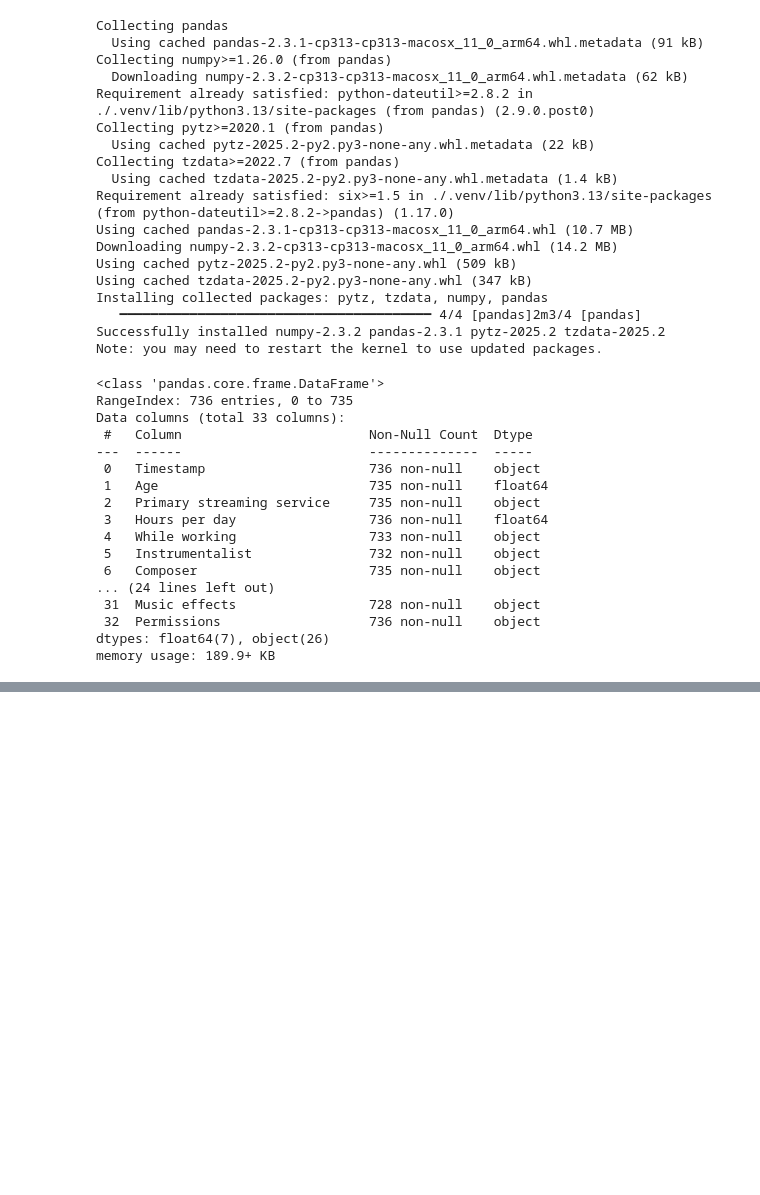
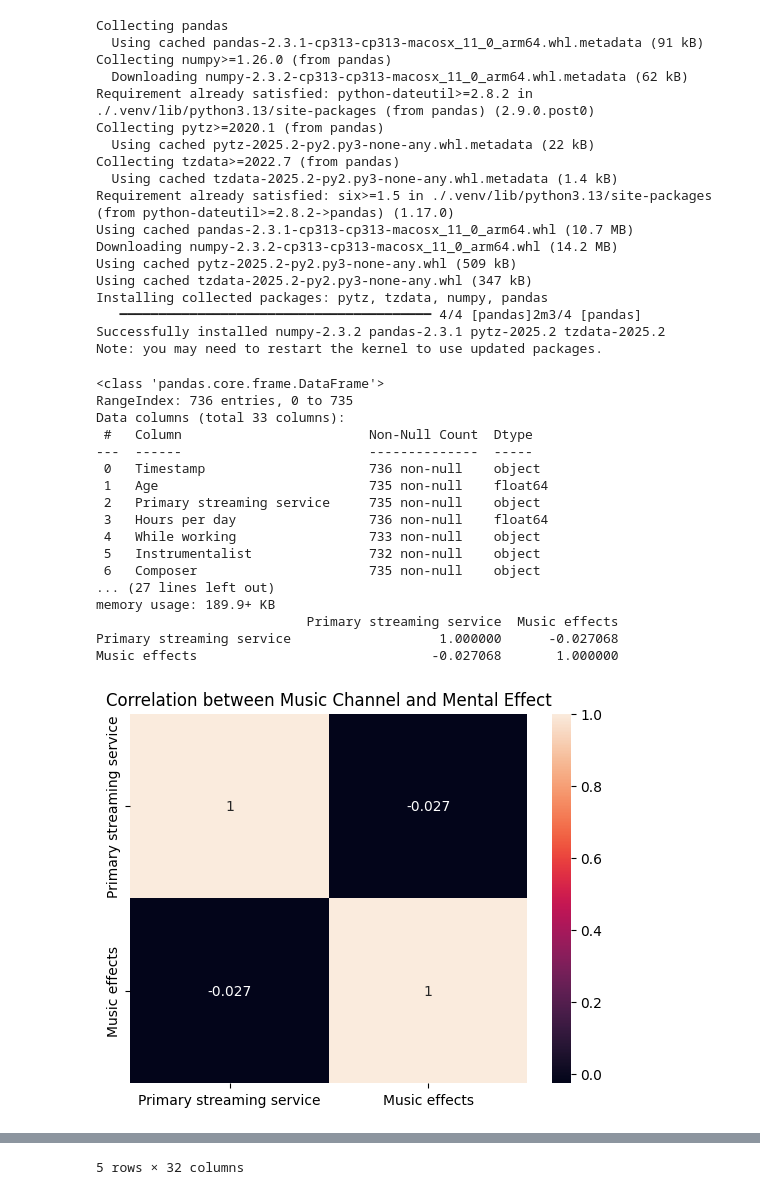
Before and after one commit to annwong0/eda_project, a Jupyter notebook: Untitled0.ipynb, the cells around one changed output, grey strips where cells are left out. Saved outputs shown, nothing was run; the diff lists cells and outputs as text; code cells hidden in the pictures; blank space fills up the shorter version.

Commit message:
(boris) add musicChannel function

```diff
--- a/Untitled0.ipynb
+++ b/Untitled0.ipynb
@@ -25,24 +28,48 @@ import pandas as pd
 import ssl
 ssl._create_default_https_context = ssl._create_unverified_context
+# %%
+
+# EDA: check the correlation of "Primary streaming service" (i.e. music channel) and "Music effects" (i.e. mental health status)
+# if the correlation is weak, will drop the column
+def musicChannel(df):
+
+    df['Primary streaming service']=df['Primary streaming service'].astype('category').cat.codes
+    df['Music effects']=df['Music effects'].astype('category').cat.codes
+    correlation_matrix = df[['Primary streaming service', 'Music effects']].corr()
+    print (correlation_matrix)
+
+    ax = plt.axes()
+    sns.heatmap(correlation_matrix, annot=True, ax=ax)
+    ax.set_title('Correlation between Music Channel and Mental Effect')
+    # plt.matshow(correlation_matrix)
+    plt.show()
+
+    df = df.drop('Primary streaming service', axis=1)
+    return df
 # %%
 df = pd.read_csv('./dataset/mxmh_survey_results.csv')
 
 df.info()
+
+df=musicChannel(df)
+
+# df.head()
 # %% [output]
 <class 'pandas.core.frame.DataFrame'>
 RangeIndex: 736 entries, 0 to 735
 Data columns (total 33 columns):
  #   Column                        Non-Null Count  Dtype
 ---  ------                        --------------  -----
  0   Timestamp                     736 non-null    object
  1   Age                           735 non-null    float64
  2   Primary streaming service     735 non-null    object
  3   Hours per day                 736 non-null    float64
  4   While working                 733 non-null    object
  5   Instrumentalist               732 non-null    object
  6   Composer                      735 non-null    object
-... (24 lines left out)
- 31  Music effects                 728 non-null    object
- 32  Permissions                   736 non-null    object
-dtypes: float64(7), object(26)
+... (27 lines left out)
 memory usage: 189.9+ KB
+                           Primary streaming service  Music effects
+Primary streaming service                   1.000000      -0.027068
+Music effects                              -0.027068       1.000000
+[figure, added]
@@ -48,0 +82 @@ memory usage: 189.9+ KB
+5 rows × 32 columns
```
Also changed, not shown: parts of 2 cells of this notebook.
